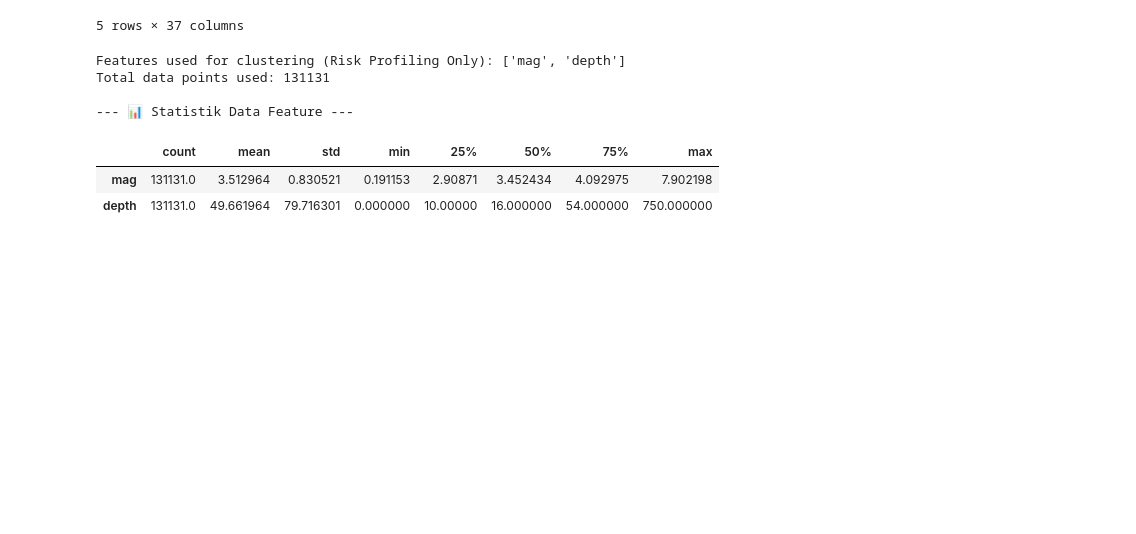
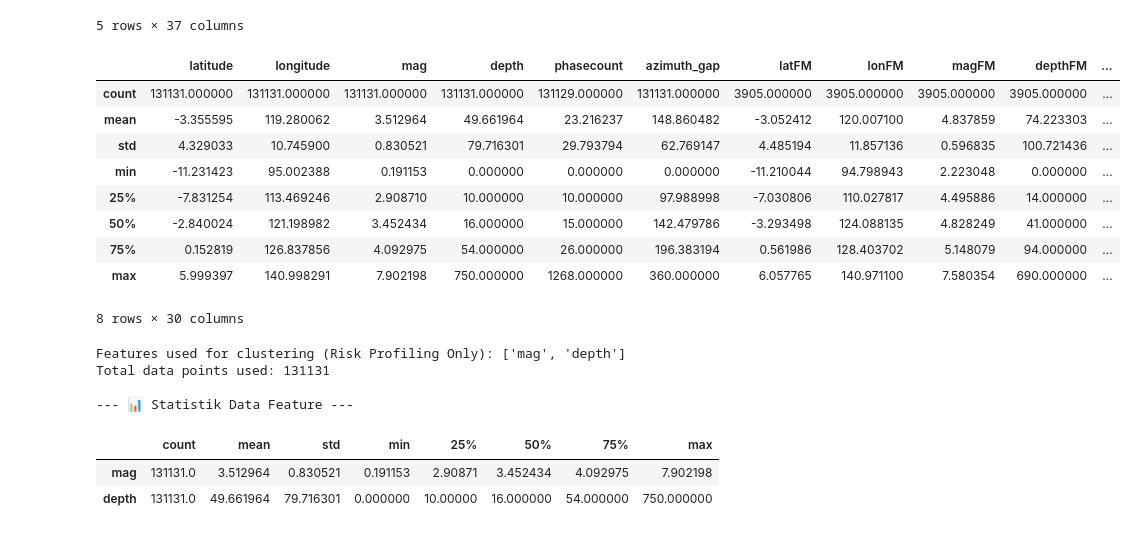
Before and after one commit to Elnathz/ClusteringGempa, a Jupyter notebook: earthquake_clustering.ipynb, the cells around one changed output. Drawn from its saved outputs; the diff is of its cells as text; code cells hidden in the pictures; blank space fills up the shorter version.

```diff
--- a/earthquake_clustering.ipynb
+++ b/earthquake_clustering.ipynb
@@ -99,6 +99,19 @@ Loaded 131131 earthquake records with columns: ['eventID', 'time', 'latitude', '
 | 3 | bmg2008vlbt | 2008-11-01 02:20:05.909515+00:00 | -4.198925 | 128.097000 | 2.424314 | MLv | 5 | 5.0 | 326.37993 | Banda Sea | ... |
 | 4 | bmg2008vlcd | 2008-11-01 02:32:18.756155+00:00 | -4.091891 | 128.200470 | 2.410045 | MLv | 10 | 5.0 | 314.65474 | Banda Sea | ... |
 5 rows × 37 columns
+# %%
+df.describe()
+# %% [output]
+|  | latitude | longitude | mag | depth | phasecount | azimuth_gap | latFM | lonFM | magFM | depthFM | ... |
+| count | 131131.000000 | 131131.000000 | 131131.000000 | 131131.000000 | 131129.000000 | 131131.000000 | 3905.000000 | 3905.000000 | 3905.000000 | 3905.000000 | ... |
+| mean | -3.355595 | 119.280062 | 3.512964 | 49.661964 | 23.216237 | 148.860482 | -3.052412 | 120.007100 | 4.837859 | 74.223303 | ... |
+| std | 4.329033 | 10.745900 | 0.830521 | 79.716301 | 29.793794 | 62.769147 | 4.485194 | 11.857136 | 0.596835 | 100.721436 | ... |
+| min | -11.231423 | 95.002388 | 0.191153 | 0.000000 | 0.000000 | 0.000000 | -11.210044 | 94.798943 | 2.223048 | 0.000000 | ... |
+| 25% | -7.831254 | 113.469246 | 2.908710 | 10.000000 | 10.000000 | 97.988998 | -7.030806 | 110.027817 | 4.495886 | 14.000000 | ... |
+| 50% | -2.840024 | 121.198982 | 3.452434 | 16.000000 | 15.000000 | 142.479786 | -3.293498 | 124.088135 | 4.828249 | 41.000000 | ... |
+| 75% | 0.152819 | 126.837856 | 4.092975 | 54.000000 | 26.000000 | 196.383194 | 0.561986 | 128.403702 | 5.148079 | 94.000000 | ... |
+| max | 5.999397 | 140.998291 | 7.902198 | 750.000000 | 1268.000000 | 360.000000 | 6.057765 | 140.971100 | 7.580354 | 690.000000 | ... |
+8 rows × 30 columns
 # %%
 import matplotlib.pyplot as plt
 import seaborn as sns
```
Also changed, not shown: parts of 4 cells of this notebook, 1 other file.
